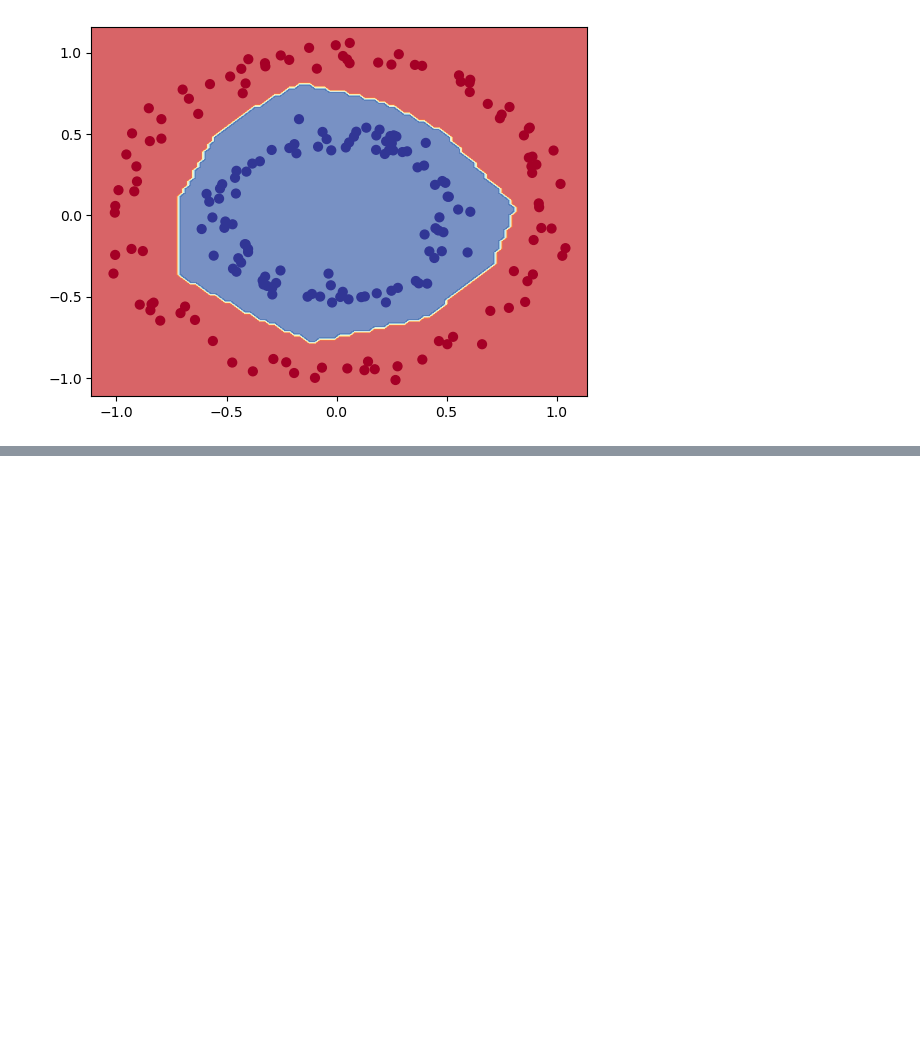
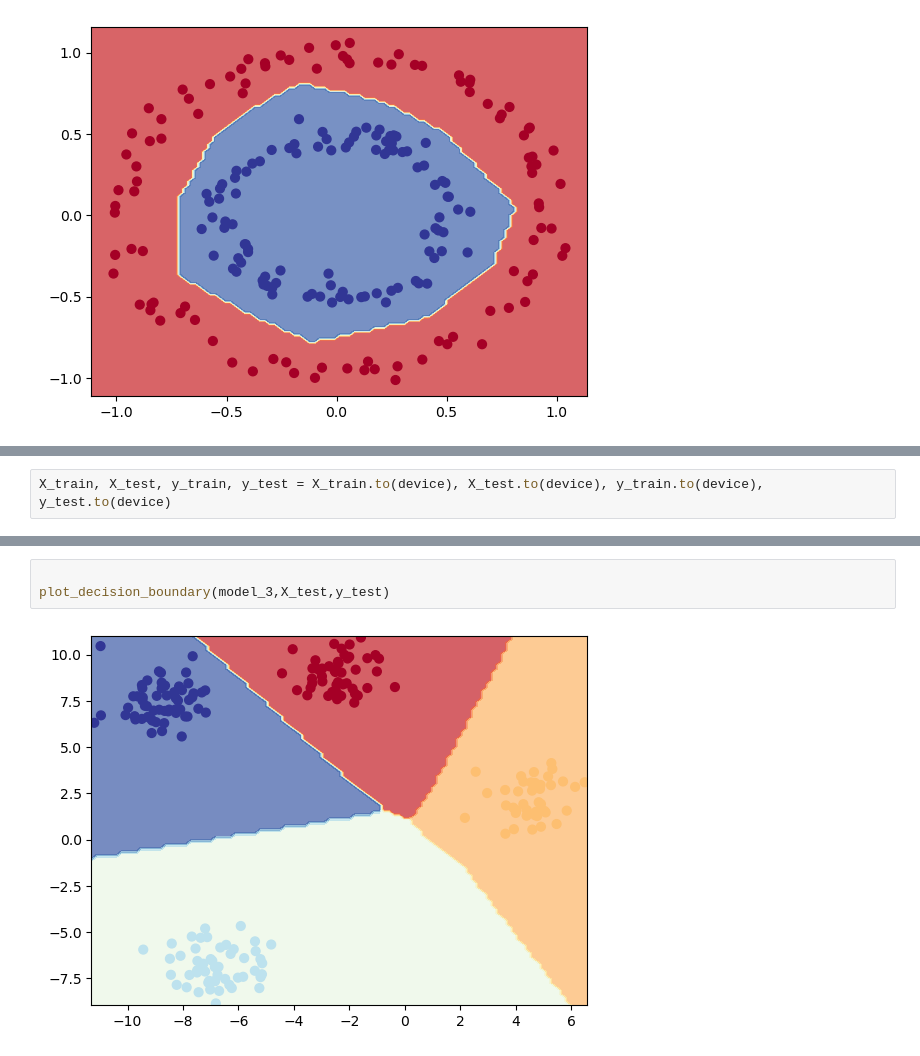
Before and after one commit to azhermurad/PyTorch-For-Deep-Learning, a Jupyter notebook: 3.Neural Network Classification /neural_network_classifcation.ipynb, the cells around one changed output, grey strips where cells are left out. Cells and saved outputs as stored; diff of their text form; blank space fills up the shorter version.

```diff
--- a/3.Neural Network Classification /neural_network_classifcation.ipynb
+++ b/3.Neural Network Classification /neural_network_classifcation.ipynb
@@ -328,0 +411,2 @@ plot_decision_boundary(model2,X_test,y_test)
+# %%
+X_train, X_test, y_train, y_test = X_train.to(device), X_test.to(device), y_train.to(device), y_test.to(device)
@@ -328,0 +476,5 @@ plot_decision_boundary(model2,X_test,y_test)
+# %%
+
+plot_decision_boundary(model_3,X_test,y_test)
+# %% [output]
+[figure, added]
```
Also changed, not shown: parts of 20 cells of this notebook.
